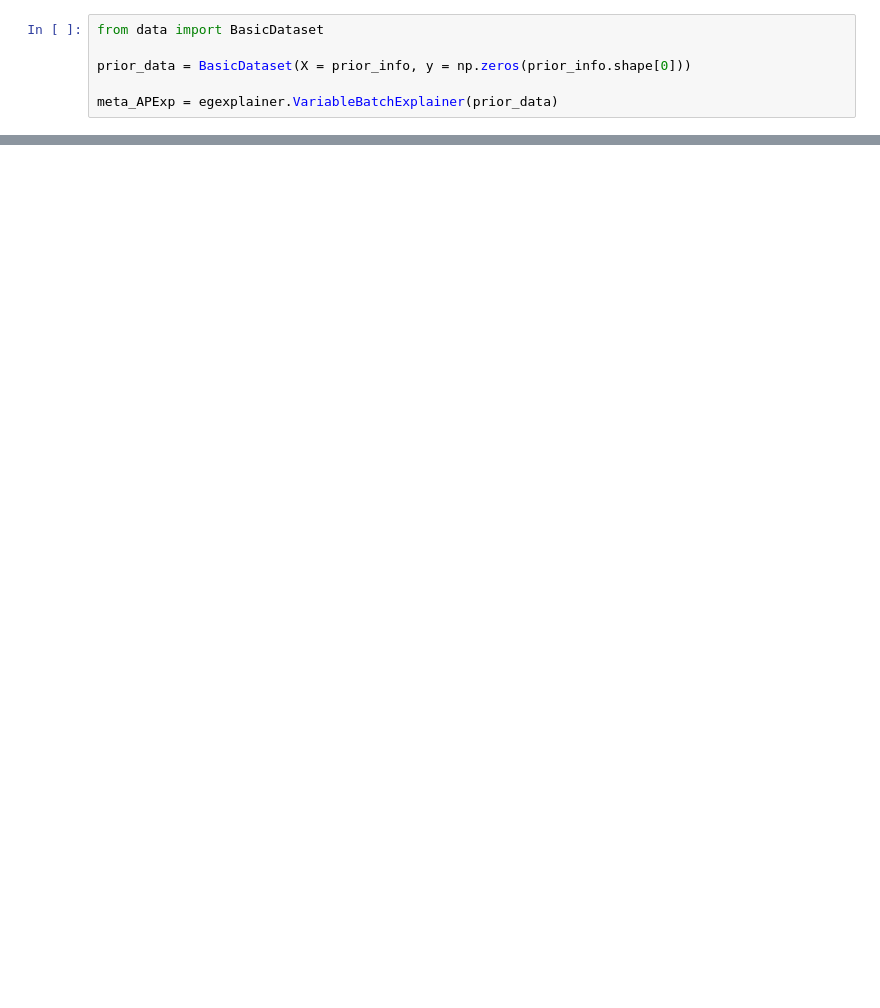
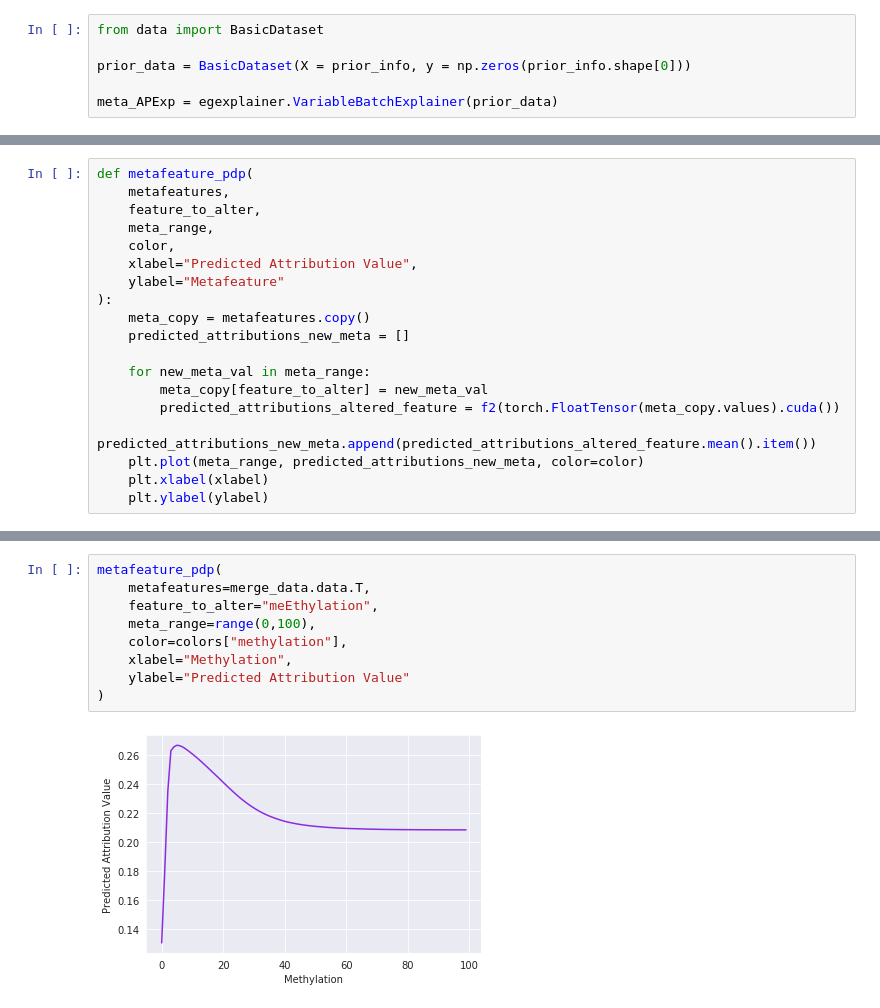
Before and after one commit to suinleelab/deep_attribution_priors, a Jupyter notebook: learned_drug_prior.ipynb, the cells around one changed output, grey strips where cells are left out. Drawn from its saved outputs; the diff is of its cells as text; blank space fills up the shorter version.

```diff
--- a/learned_drug_prior.ipynb
+++ b/learned_drug_prior.ipynb
@@ -648,0 +851,19 @@ print(test_errors_no_prior)
+# %%
+def metafeature_pdp(
+    metafeatures,
+    feature_to_alter,
+    meta_range,
+    color,
+    xlabel="Predicted Attribution Value",
+    ylabel="Metafeature"
+):
+    meta_copy = metafeatures.copy()
+    predicted_attributions_new_meta = []
+
+    for new_meta_val in meta_range:
+        meta_copy[feature_to_alter] = new_meta_val
+        predicted_attributions_altered_feature = f2(torch.FloatTensor(meta_copy.values).cuda())
+        predicted_attributions_new_meta.append(predicted_attributions_altered_feature.mean().item())
+    plt.plot(meta_range, predicted_attributions_new_meta, color=color)
+    plt.xlabel(xlabel)
+    plt.ylabel(ylabel)
@@ -648,0 +878,11 @@ print(test_errors_no_prior)
+# %%
+metafeature_pdp(
+    metafeatures=merge_data.data.T,
+    feature_to_alter="meEthylation",
+    meta_range=range(0,100),
+    color=colors["methylation"],
+    xlabel="Methylation",
+    ylabel="Predicted Attribution Value"
+)
+# %% [output]
+[figure, added]
```
Also changed, not shown: parts of 30 cells of this notebook, 1 other file.
